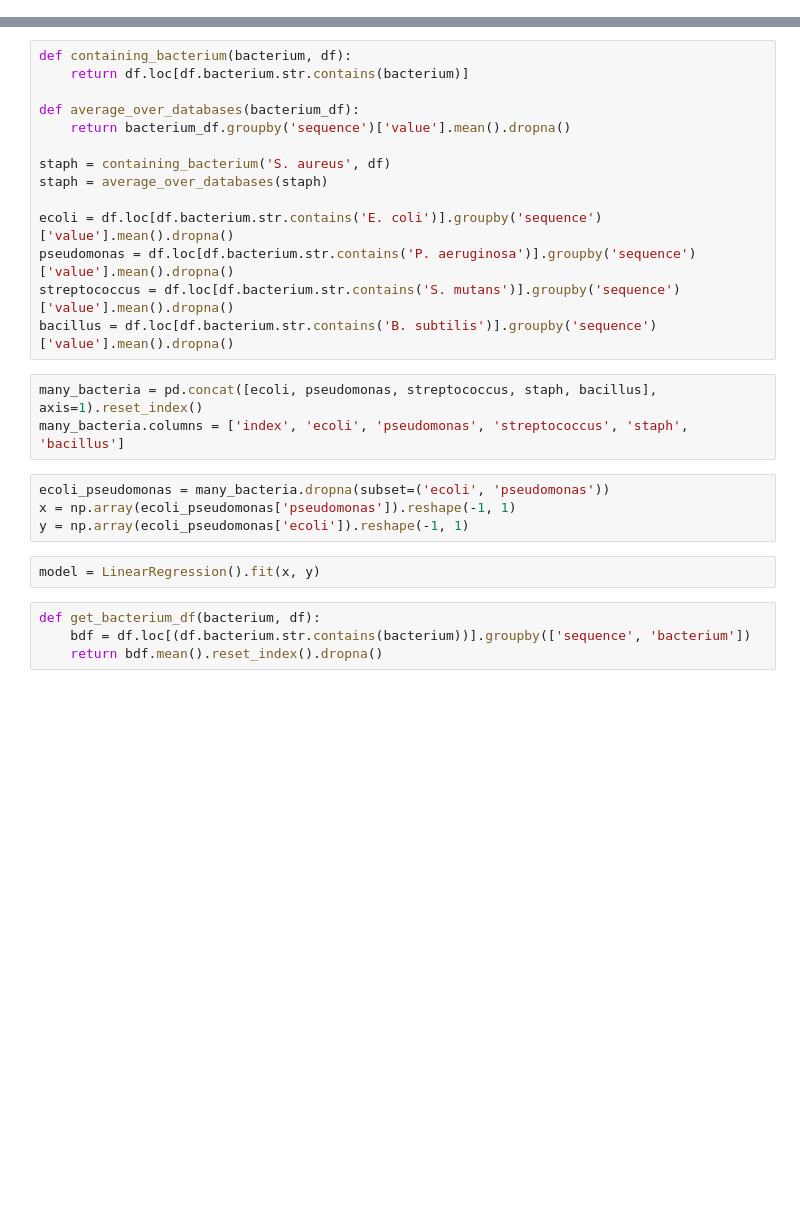
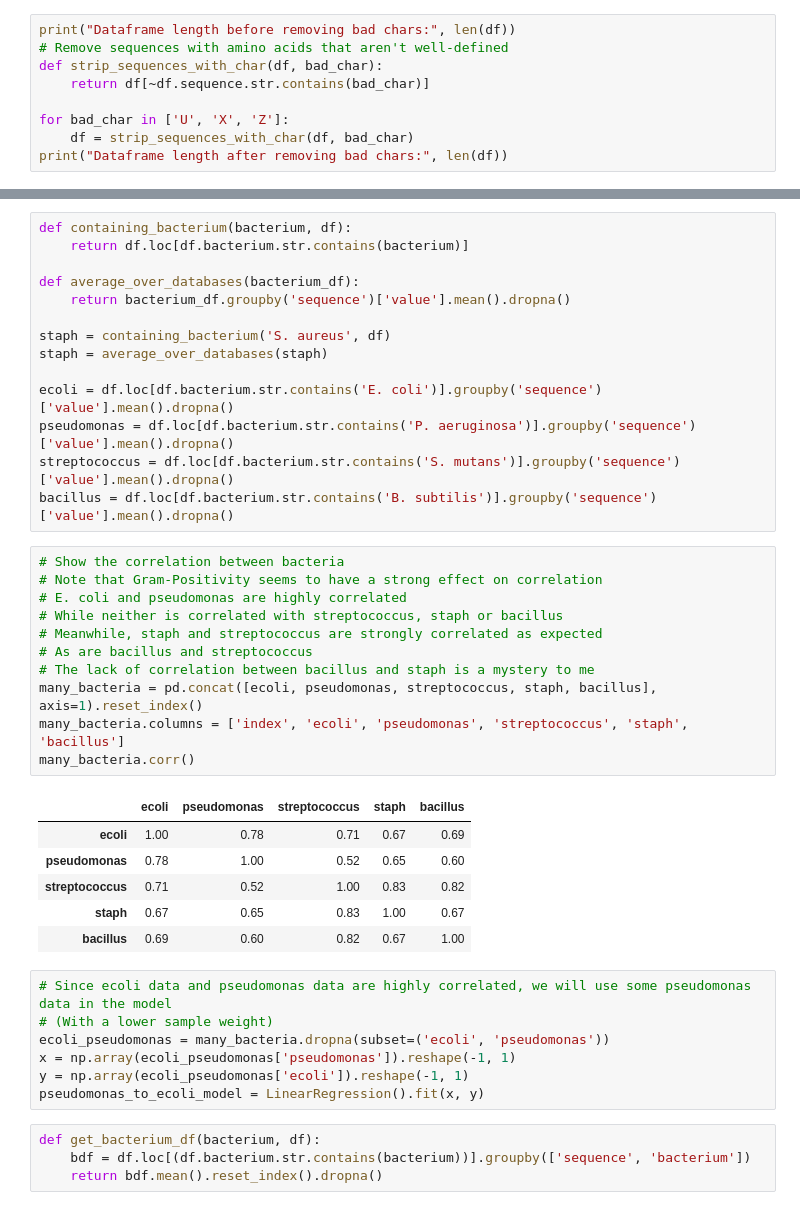
Before and after one commit to zswitten/Antimicrobial-Peptides, a Jupyter notebook: MIC_Neural_Networks-LinearSK.ipynb, the cells around one changed output, grey strips where cells are left out. Drawn from its saved outputs; the diff is of its cells as text; blank space fills up the shorter version.

```diff
--- a/MIC_Neural_Networks-LinearSK.ipynb
+++ b/MIC_Neural_Networks-LinearSK.ipynb
@@ -70 +77,10 @@ for result_set in all_results:
 df = pd.DataFrame(rows)
+# %%
+print("Dataframe length before removing bad chars:", len(df))
+# Remove sequences with amino acids that aren't well-defined
+def strip_sequences_with_char(df, bad_char):
+    return df[~df.sequence.str.contains(bad_char)]
+
+for bad_char in ['U', 'X', 'Z']:
+    df = strip_sequences_with_char(df, bad_char)
+print("Dataframe length after removing bad chars:", len(df))
@@ -187,15 +226,31 @@ ecoli = df.loc[df.bacterium.str.contains('E. coli')].groupby('sequence')['value'
 pseudomonas = df.loc[df.bacterium.str.contains('P. aeruginosa')].groupby('sequence')['value'].mean().dropna()
 streptococcus = df.loc[df.bacterium.str.contains('S. mutans')].groupby('sequence')['value'].mean().dropna()
 bacillus = df.loc[df.bacterium.str.contains('B. subtilis')].groupby('sequence')['value'].mean().dropna()
-# %%
-many_bacteria = pd.concat([ecoli, pseudomonas, streptococcus, staph, bacillus], axis=1).reset_index()
-many_bacteria.columns = ['index', 'ecoli', 'pseudomonas', 'streptococcus', 'staph', 'bacillus']
+# %%
+# Show the correlation between bacteria
+# Note that Gram-Positivity seems to have a strong effect on correlation
+# E. coli and pseudomonas are highly correlated
+# While neither is correlated with streptococcus, staph or bacillus
+# Meanwhile, staph and streptococcus are strongly correlated as expected
+# As are bacillus and streptococcus
+# The lack of correlation between bacillus and staph is a mystery to me
+many_bacteria = pd.concat([ecoli, pseudomonas, streptococcus, staph, bacillus], axis=1).reset_index()
+many_bacteria.columns = ['index', 'ecoli', 'pseudomonas', 'streptococcus', 'staph', 'bacillus']
+many_bacteria.corr()
+# %% [output]
+|  | ecoli | pseudomonas | streptococcus | staph | bacillus |
+| ecoli | 1.00 | 0.78 | 0.71 | 0.67 | 0.69 |
+| pseudomonas | 0.78 | 1.00 | 0.52 | 0.65 | 0.60 |
+| streptococcus | 0.71 | 0.52 | 1.00 | 0.83 | 0.82 |
+| staph | 0.67 | 0.65 | 0.83 | 1.00 | 0.67 |
+| bacillus | 0.69 | 0.60 | 0.82 | 0.67 | 1.00 |
 # %%
+# Since ecoli data and pseudomonas data are highly correlated, we will use some pseudomonas data in the model
+# (With a lower sample weight)
 ecoli_pseudomonas = many_bacteria.dropna(subset=('ecoli', 'pseudomonas'))
 x = np.array(ecoli_pseudomonas['pseudomonas']).reshape(-1, 1)
 y = np.array(ecoli_pseudomonas['ecoli']).reshape(-1, 1)
+pseudomonas_to_ecoli_model = LinearRegression().fit(x, y)
-# %%
-model = LinearRegression().fit(x, y)
 # %%
 def get_bacterium_df(bacterium, df):
     bdf = df.loc[(df.bacterium.str.contains(bacterium))].groupby(['sequence', 'bacterium'])
```
Also changed, not shown: parts of 70 cells of this notebook.
